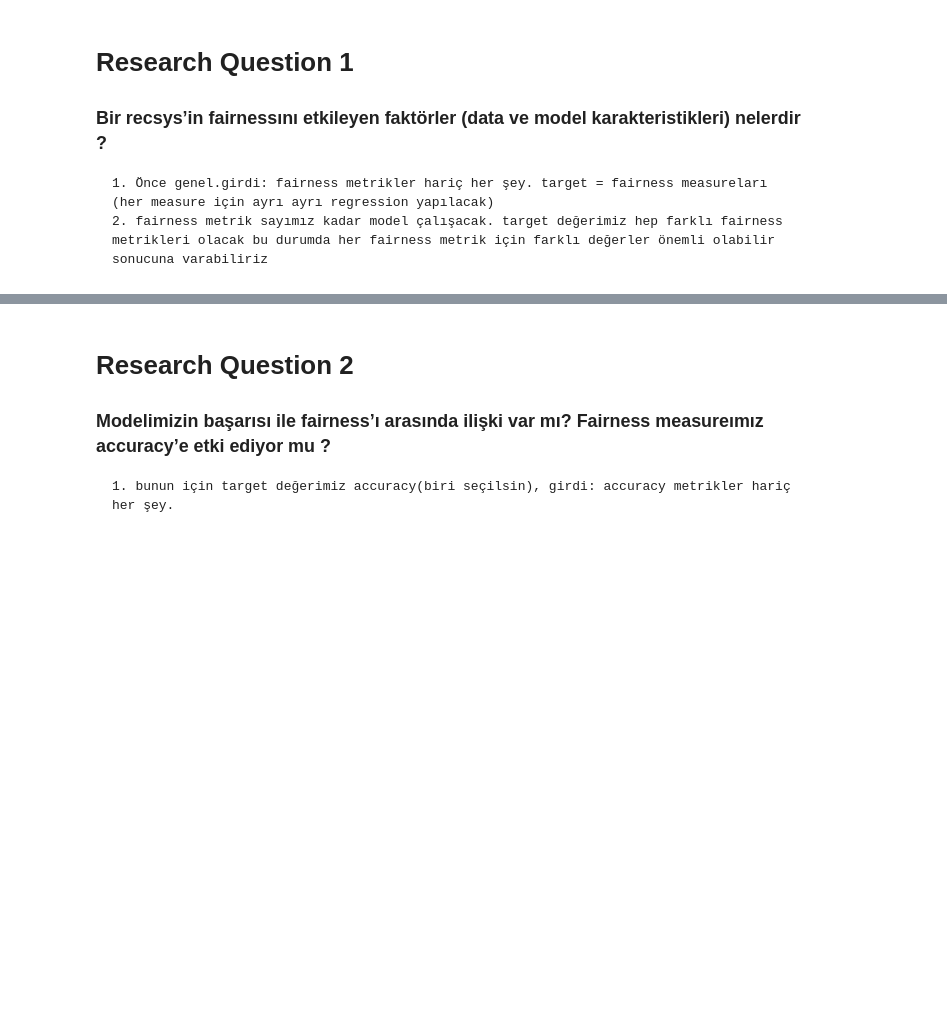
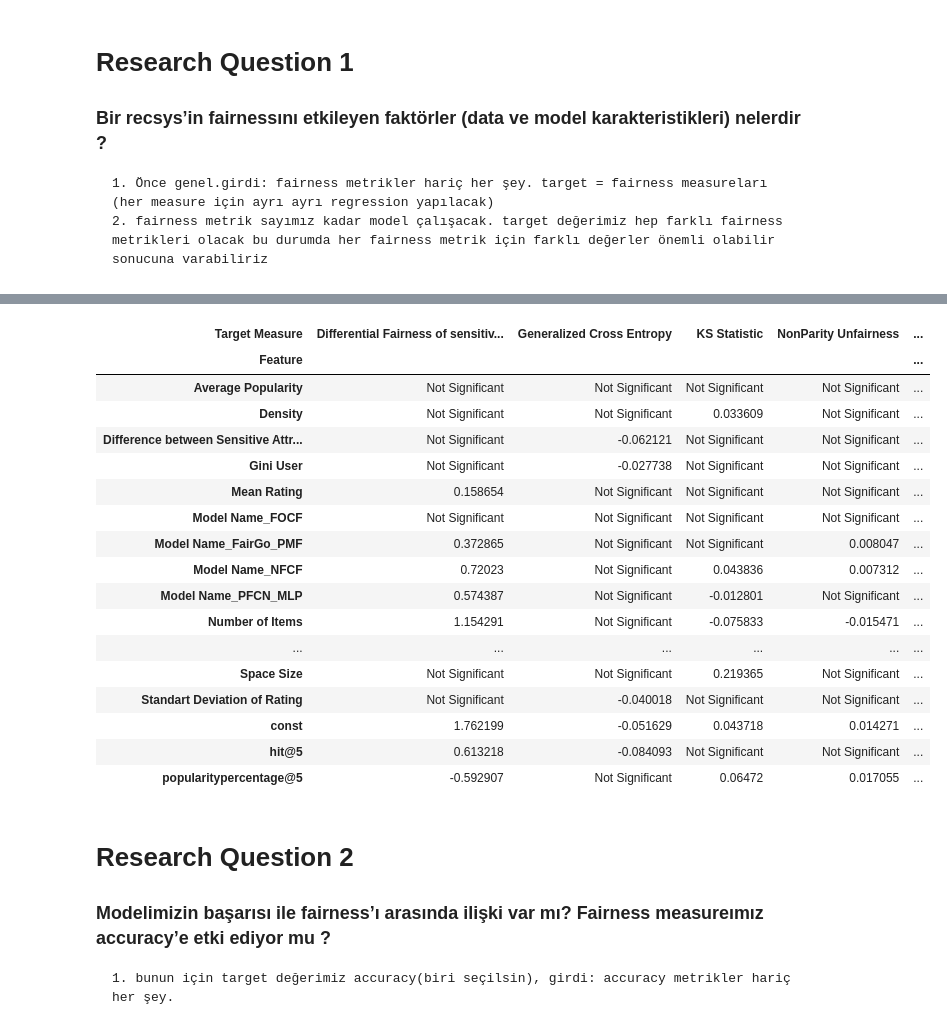
Before and after one commit to ITU-ILAP/RecBole-FairRec-Comparison-Tool, a Jupyter notebook: evaluation/regression_analysis.ipynb, the cells around one changed output, grey strips where cells are left out. Cells and saved outputs as stored; diff of their text form; code cells hidden in the pictures; blank space fills up the shorter version.

```diff
--- a/evaluation/regression_analysis.ipynb
+++ b/evaluation/regression_analysis.ipynb
@@ -164,3 +102,33 @@ importance_analysis_with_significance
+# %%
+def func(sign, coeff):
+    if sign in ["*","**","***"]:
+        return coeff
+    else:
+        return "Not Significant"
+df["pivot_cell_info"] = df.apply(lambda x: func(x["Significance"],x["Coefficient"]), axis=1)
+
+df_pivot = pd.pivot_table(df, values="pivot_cell_info", index="Feature", columns="Target Measure", aggfunc="first")
+pivot_data_filtered = df_pivot[df_pivot.apply(lambda row: (row == "Not Significant").sum() < 6, axis=1)]
+pivot_data_filtered
+# %% [output]
+| Target Measure | Differential Fairness of sensitiv... | Generalized Cross Entropy | KS Statistic | NonParity Unfairness | ... |
+| Feature |  |  |  |  | ... |
+| Average Popularity | Not Significant | Not Significant | Not Significant | Not Significant | ... |
+| Density | Not Significant | Not Significant | 0.033609 | Not Significant | ... |
+| Difference between Sensitive Attr... | Not Significant | -0.062121 | Not Significant | Not Significant | ... |
+| Gini User | Not Significant | -0.027738 | Not Significant | Not Significant | ... |
+| Mean Rating | 0.158654 | Not Significant | Not Significant | Not Significant | ... |
+| Model Name_FOCF | Not Significant | Not Significant | Not Significant | Not Significant | ... |
+| Model Name_FairGo_PMF | 0.372865 | Not Significant | Not Significant | 0.008047 | ... |
+| Model Name_NFCF | 0.72023 | Not Significant | 0.043836 | 0.007312 | ... |
+| Model Name_PFCN_MLP | 0.574387 | Not Significant | -0.012801 | Not Significant | ... |
+| Number of Items | 1.154291 | Not Significant | -0.075833 | -0.015471 | ... |
+| ... | ... | ... | ... | ... | ... |
+| Space Size | Not Significant | Not Significant | 0.219365 | Not Significant | ... |
+| Standart Deviation of Rating | Not Significant | -0.040018 | Not Significant | Not Significant | ... |
+| const | 1.762199 | -0.051629 | 0.043718 | 0.014271 | ... |
+| hit@5 | 0.613218 | -0.084093 | Not Significant | Not Significant | ... |
+| popularitypercentage@5 | -0.592907 | Not Significant | 0.06472 | 0.017055 | ... |
 # %% [markdown]
 # Research Question 2
 ### Modelimizin başarısı ile fairness’ı arasında ilişki var mı? Fairness measureımız accuracy’e etki ediyor mu ?
```
Also changed, not shown: parts of 15 cells of this notebook, 17 other files.
